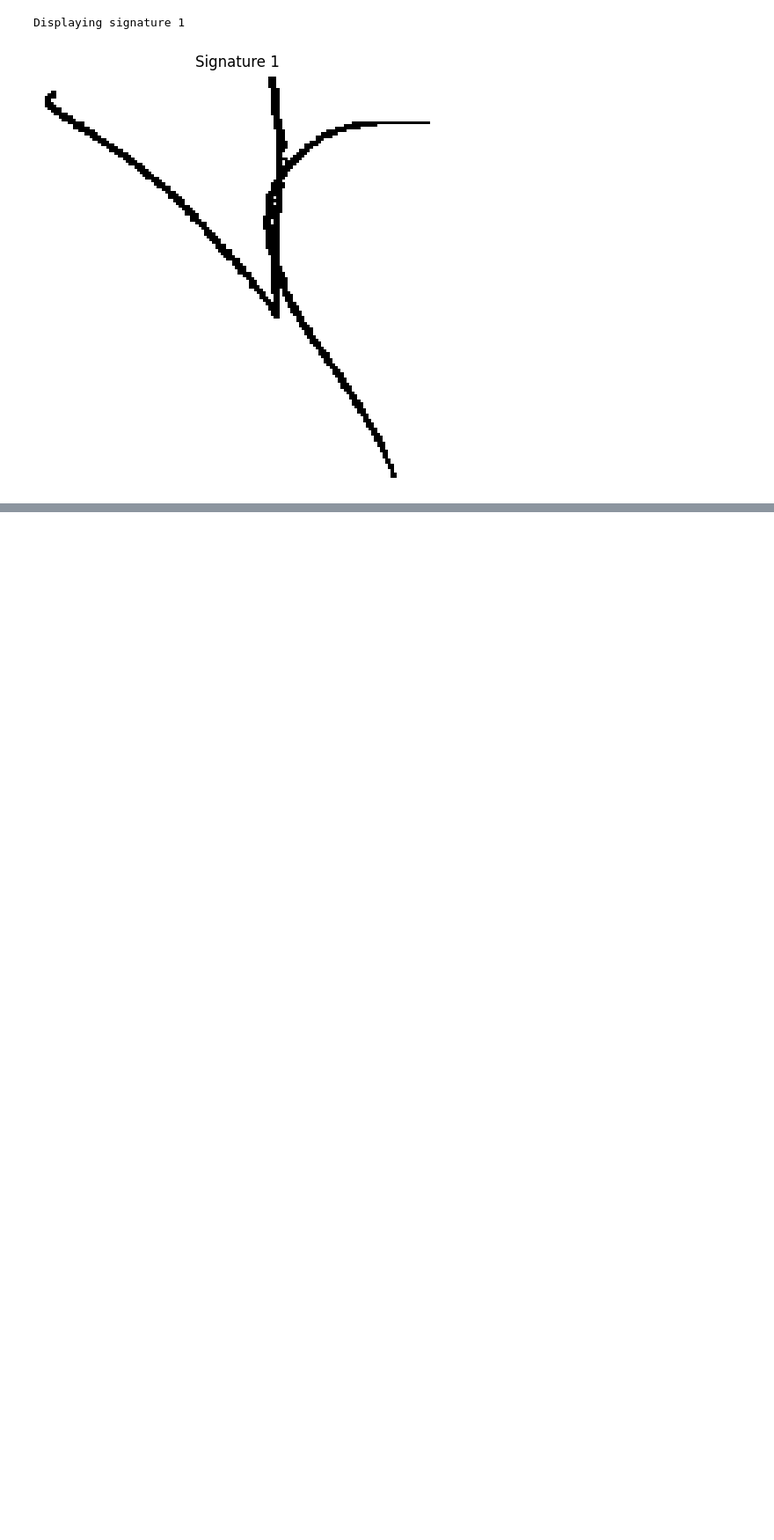
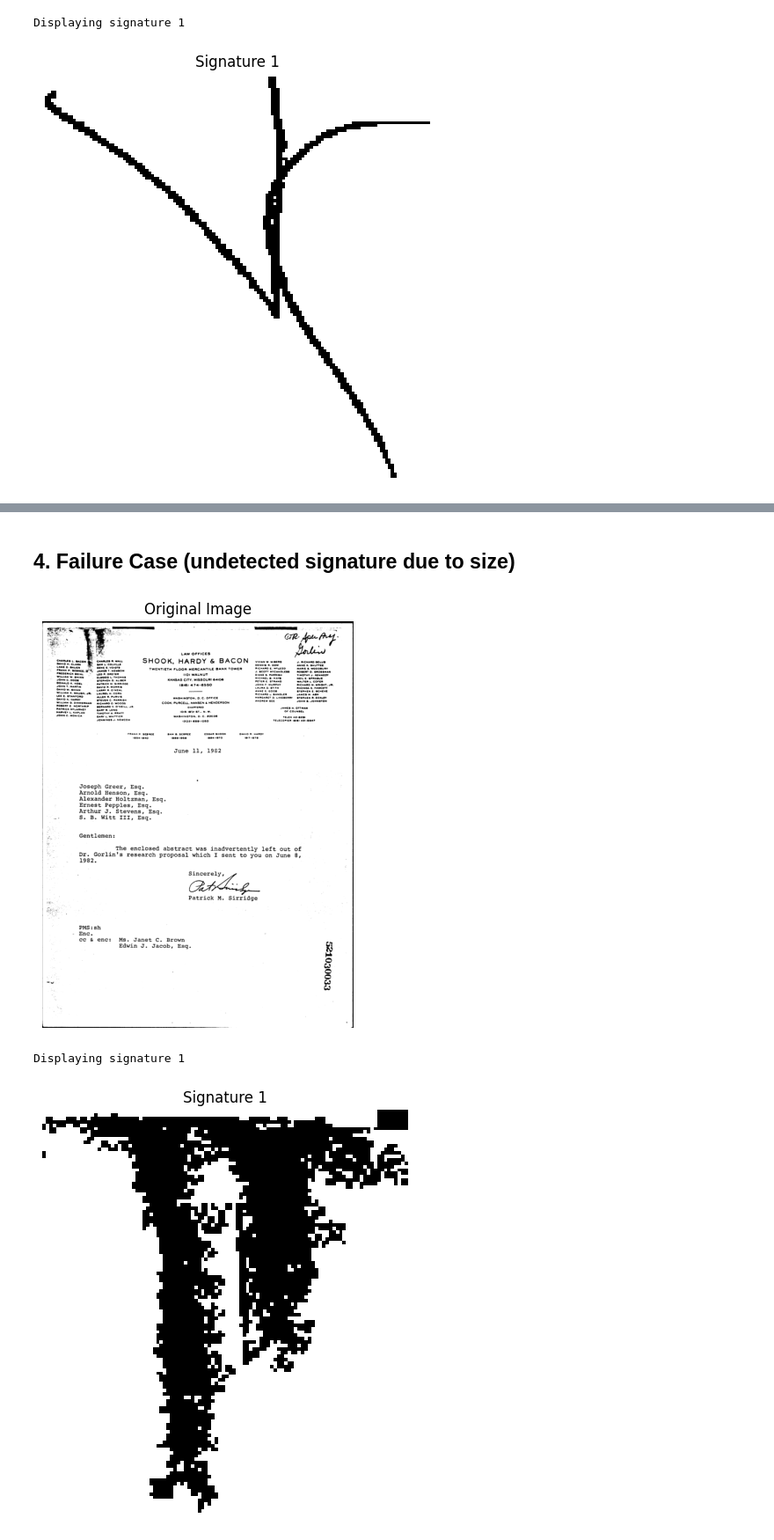
Before and after one commit to engy7/Signature_Detection, a Jupyter notebook: Image_Processing/CCA/CCA.ipynb, the cells around one changed output, grey strips where cells are left out. Shown at 88% size. Saved outputs shown, nothing was run; the diff lists cells and outputs as text; code cells hidden in the pictures; blank space fills up the shorter version.

```diff
--- a/Image_Processing/CCA/CCA.ipynb
+++ b/Image_Processing/CCA/CCA.ipynb
@@ -276,0 +288,10 @@ Displaying signature 2
+# %% [markdown]
+## 4. Failure Case (undetected signature due to size)
+# %%
+image_path = '/home/omar/Masters/Adv Image and Video Processiong/Project/Dataset/40gigs_signatures_imgs/0000642614.png'
+
+process_image(image_path)
+# %% [output]
+[figure, added]
+Displaying signature 1
+[figure, added]
```
Also changed, not shown: parts of 7 cells of this notebook, 4 other files.
